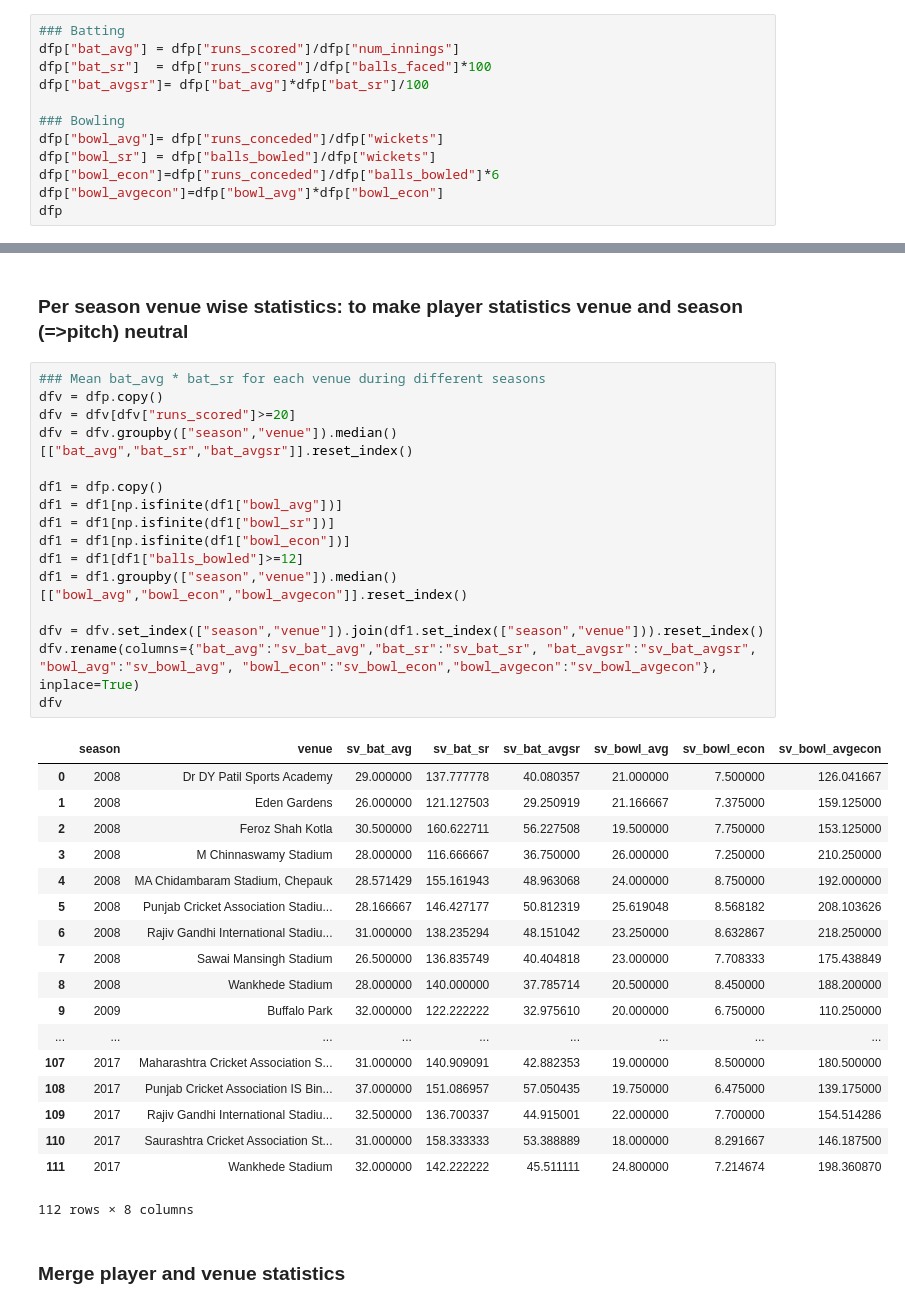
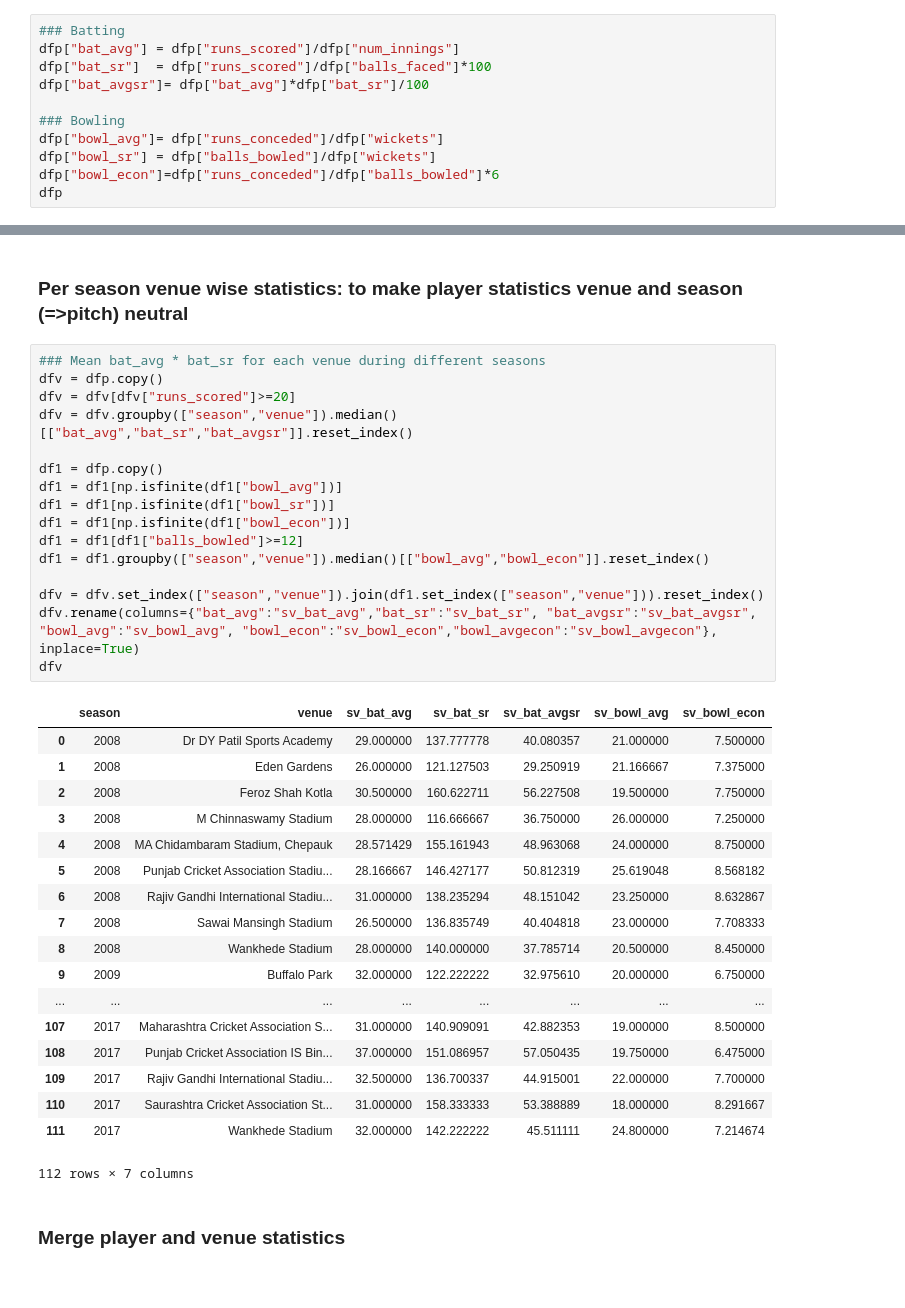
Before and after one commit to deepak-karkala/articles, a Jupyter notebook: cricket_sabermetrics/ipl_stats.ipynb, the cells around one changed output, grey strips where cells are left out. Saved outputs shown, nothing was run; the diff lists cells and outputs as text.

Commit message:
Updated player and venue statistics

```diff
--- a/cricket_sabermetrics/ipl_stats.ipynb
+++ b/cricket_sabermetrics/ipl_stats.ipynb
@@ -127,7 +127,6 @@ dfp["bat_avgsr"]= dfp["bat_avg"]*dfp["bat_sr"]/100
 dfp["bowl_avg"]= dfp["runs_conceded"]/dfp["wickets"]
 dfp["bowl_sr"] = dfp["balls_bowled"]/dfp["wickets"]
 dfp["bowl_econ"]=dfp["runs_conceded"]/dfp["balls_bowled"]*6
-dfp["bowl_avgecon"]=dfp["bowl_avg"]*dfp["bowl_econ"]
 dfp
 # %% [output]
 |  | season | venue | team | player | runs_scored | balls_faced | num_innings | wickets | balls_bowled | ... |
@@ -153,38 +152,38 @@ dfp
 # %%
 ### Mean bat_avg * bat_sr for each venue during different seasons
 dfv = dfp.copy()
 dfv = dfv[dfv["runs_scored"]>=20]
 dfv = dfv.groupby(["season","venue"]).median()[["bat_avg","bat_sr","bat_avgsr"]].reset_index()
 
 df1 = dfp.copy()
 df1 = df1[np.isfinite(df1["bowl_avg"])]
 df1 = df1[np.isfinite(df1["bowl_sr"])]
 df1 = df1[np.isfinite(df1["bowl_econ"])]
 df1 = df1[df1["balls_bowled"]>=12]
-df1 = df1.groupby(["season","venue"]).median()[["bowl_avg","bowl_econ","bowl_avgecon"]].reset_index()
+df1 = df1.groupby(["season","venue"]).median()[["bowl_avg","bowl_econ"]].reset_index()
 
 dfv = dfv.set_index(["season","venue"]).join(df1.set_index(["season","venue"])).reset_index()
 dfv.rename(columns={"bat_avg":"sv_bat_avg","bat_sr":"sv_bat_sr", "bat_avgsr":"sv_bat_avgsr", "bowl_avg":"sv_bowl_avg", "bowl_econ":"sv_bowl_econ","bowl_avgecon":"sv_bowl_avgecon"}, inplace=True)
 dfv
 # %% [output]
-|  | season | venue | sv_bat_avg | sv_bat_sr | sv_bat_avgsr | sv_bowl_avg | sv_bowl_econ | sv_bowl_avgecon |
-| 0 | 2008 | Dr DY Patil Sports Academy | 29.000000 | 137.777778 | 40.080357 | 21.000000 | 7.500000 | 126.041667 |
-| 1 | 2008 | Eden Gardens | 26.000000 | 121.127503 | 29.250919 | 21.166667 | 7.375000 | 159.125000 |
-| 2 | 2008 | Feroz Shah Kotla | 30.500000 | 160.622711 | 56.227508 | 19.500000 | 7.750000 | 153.125000 |
-| 3 | 2008 | M Chinnaswamy Stadium | 28.000000 | 116.666667 | 36.750000 | 26.000000 | 7.250000 | 210.250000 |
-| 4 | 2008 | MA Chidambaram Stadium, Chepauk | 28.571429 | 155.161943 | 48.963068 | 24.000000 | 8.750000 | 192.000000 |
-| 5 | 2008 | Punjab Cricket Association Stadiu... | 28.166667 | 146.427177 | 50.812319 | 25.619048 | 8.568182 | 208.103626 |
-| 6 | 2008 | Rajiv Gandhi International Stadiu... | 31.000000 | 138.235294 | 48.151042 | 23.250000 | 8.632867 | 218.250000 |
-| 7 | 2008 | Sawai Mansingh Stadium | 26.500000 | 136.835749 | 40.404818 | 23.000000 | 7.708333 | 175.438849 |
-| 8 | 2008 | Wankhede Stadium | 28.000000 | 140.000000 | 37.785714 | 20.500000 | 8.450000 | 188.200000 |
-| 9 | 2009 | Buffalo Park | 32.000000 | 122.222222 | 32.975610 | 20.000000 | 6.750000 | 110.250000 |
-| ... | ... | ... | ... | ... | ... | ... | ... | ... |
-| 107 | 2017 | Maharashtra Cricket Association S... | 31.000000 | 140.909091 | 42.882353 | 19.000000 | 8.500000 | 180.500000 |
-| 108 | 2017 | Punjab Cricket Association IS Bin... | 37.000000 | 151.086957 | 57.050435 | 19.750000 | 6.475000 | 139.175000 |
-| 109 | 2017 | Rajiv Gandhi International Stadiu... | 32.500000 | 136.700337 | 44.915001 | 22.000000 | 7.700000 | 154.514286 |
-| 110 | 2017 | Saurashtra Cricket Association St... | 31.000000 | 158.333333 | 53.388889 | 18.000000 | 8.291667 | 146.187500 |
-| 111 | 2017 | Wankhede Stadium | 32.000000 | 142.222222 | 45.511111 | 24.800000 | 7.214674 | 198.360870 |
+|  | season | venue | sv_bat_avg | sv_bat_sr | sv_bat_avgsr | sv_bowl_avg | sv_bowl_econ |
+| 0 | 2008 | Dr DY Patil Sports Academy | 29.000000 | 137.777778 | 40.080357 | 21.000000 | 7.500000 |
+| 1 | 2008 | Eden Gardens | 26.000000 | 121.127503 | 29.250919 | 21.166667 | 7.375000 |
+| 2 | 2008 | Feroz Shah Kotla | 30.500000 | 160.622711 | 56.227508 | 19.500000 | 7.750000 |
+| 3 | 2008 | M Chinnaswamy Stadium | 28.000000 | 116.666667 | 36.750000 | 26.000000 | 7.250000 |
+| 4 | 2008 | MA Chidambaram Stadium, Chepauk | 28.571429 | 155.161943 | 48.963068 | 24.000000 | 8.750000 |
+| 5 | 2008 | Punjab Cricket Association Stadiu... | 28.166667 | 146.427177 | 50.812319 | 25.619048 | 8.568182 |
+| 6 | 2008 | Rajiv Gandhi International Stadiu... | 31.000000 | 138.235294 | 48.151042 | 23.250000 | 8.632867 |
+| 7 | 2008 | Sawai Mansingh Stadium | 26.500000 | 136.835749 | 40.404818 | 23.000000 | 7.708333 |
+| 8 | 2008 | Wankhede Stadium | 28.000000 | 140.000000 | 37.785714 | 20.500000 | 8.450000 |
+| 9 | 2009 | Buffalo Park | 32.000000 | 122.222222 | 32.975610 | 20.000000 | 6.750000 |
+| ... | ... | ... | ... | ... | ... | ... | ... |
+| 107 | 2017 | Maharashtra Cricket Association S... | 31.000000 | 140.909091 | 42.882353 | 19.000000 | 8.500000 |
+| 108 | 2017 | Punjab Cricket Association IS Bin... | 37.000000 | 151.086957 | 57.050435 | 19.750000 | 6.475000 |
+| 109 | 2017 | Rajiv Gandhi International Stadiu... | 32.500000 | 136.700337 | 44.915001 | 22.000000 | 7.700000 |
+| 110 | 2017 | Saurashtra Cricket Association St... | 31.000000 | 158.333333 | 53.388889 | 18.000000 | 8.291667 |
+| 111 | 2017 | Wankhede Stadium | 32.000000 | 142.222222 | 45.511111 | 24.800000 | 7.214674 |
-112 rows × 8 columns
+112 rows × 7 columns
 # %% [markdown]
 ### Merge player and venue statistics
 # %%
```
Also changed, not shown: parts of 13 cells of this notebook, 1 other file.
